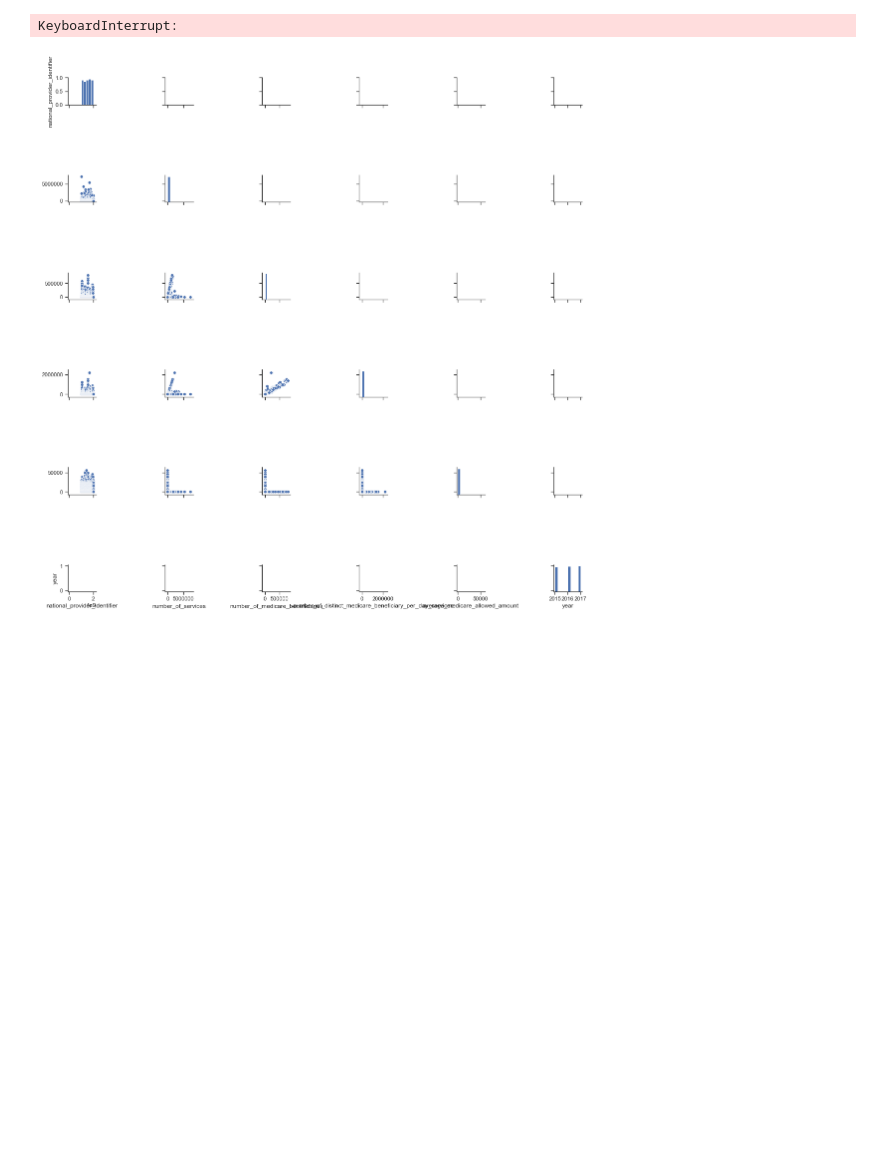
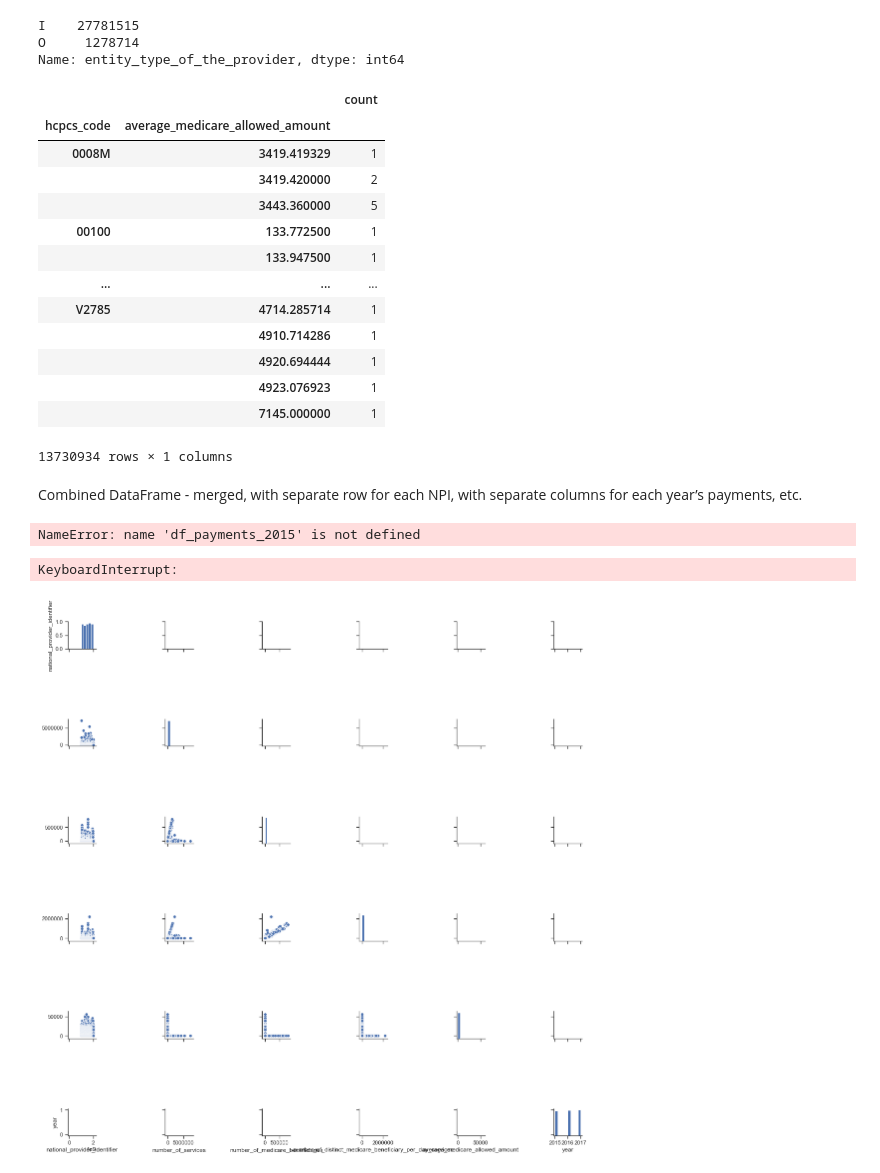
Before and after one commit to arikhursheed/healthcare-bluebook-phoenix, a Jupyter notebook: notebooks/hcbb_eda.ipynb, the cells around one changed output. Drawn from its saved outputs; the diff is of its cells as text; code cells hidden in the pictures; blank space fills up the shorter version.

Commit message:
grouped dataframe by payment types and grouped by counts over time

```diff
--- a/notebooks/hcbb_eda.ipynb
+++ b/notebooks/hcbb_eda.ipynb
@@ -54 +4,4 @@ memory usage: 2.8+ GB
+# %%
+#bring in combined pickle file all years 2015-2017
+df_payments_combined = pd.read_pickle('../data/df_payments_combined.pkl')
 # %% [markdown]
@@ -57,0 +15,20 @@ memory usage: 2.8+ GB
+# %%
+def add_type(df_payment_combined):
+    if df_payment_combined['entity_type'] == 'I' & 'place_of_service' == 'F' :
+        type = 'Doctor Only'
+    elif df_payment_combined['entity_type'] == 'O'& 'place_of_service' == 'F':
+        type = 'Facility Only'
+    else:
+        type = 'Doctor & Facility'
+    return type
+
+df_payments_combined['type'] = df_payments_combined.apply(add_type, axis=1)
+
+
+
+#df_payments_combined['type'] = if 'entity_type' = 'I' & 'place_of_service' = 'F'
+ #                           then 'Doctor Only',
+  #                          if 'entity_type' = 'O' & 'place_of_service' = 'F'
+   #                         then 'Facility Only',
+    #                        if 'entity_type' = 'I' & 'place_of_service' = 'O'
+     #                       then 'Doctor & Facility'
@@ -57,0 +69,6 @@ memory usage: 2.8+ GB
+# %%
+df_payments_combined['entity_type_of_the_provider'].value_counts()
+# %% [output]
+I    27781515
+O     1278714
+Name: entity_type_of_the_provider, dtype: int64
@@ -58,2 +78,28 @@ memory usage: 2.8+ GB
+# %%
+df_groupby = df_payments_combined.groupby(['hcpcs_code','average_medicare_allowed_amount']).average_medicare_allowed_amount.agg('count').to_frame('count')
+# %%
+df_groupby #need to add year here
+# %% [output]
+|  |  | count |
+| hcpcs_code | average_medicare_allowed_amount |  |
+| 0008M | 3419.419329 | 1 |
+|  | 3419.420000 | 2 |
+|  | 3443.360000 | 5 |
+| 00100 | 133.772500 | 1 |
+|  | 133.947500 | 1 |
+| ... | ... | ... |
+| V2785 | 4714.285714 | 1 |
+|  | 4910.714286 | 1 |
+|  | 4920.694444 | 1 |
+|  | 4923.076923 | 1 |
+|  | 7145.000000 | 1 |
+13730934 rows × 1 columns
+# %% [markdown]
+Combined DataFrame - merged, with separate row for each NPI, with separate columns for each year’s payments, etc.
+# %%
+df_payments_merge1 = pd.merge(df_payments_2015, df_payments_2016, on = 'national_provider_identifier', how = 'outer')
+df_payments_combmerge = pd.merge(df_payments_merge1, df_payments_2017, on = 'national_provider_identifier', how='outer')
+# %% [output]
+NameError: name 'df_payments_2015' is not defined
 # %%
 sns.set(style="ticks", color_codes=True)
```
Also changed, not shown: parts of 13 cells of this notebook, 1 other file.
